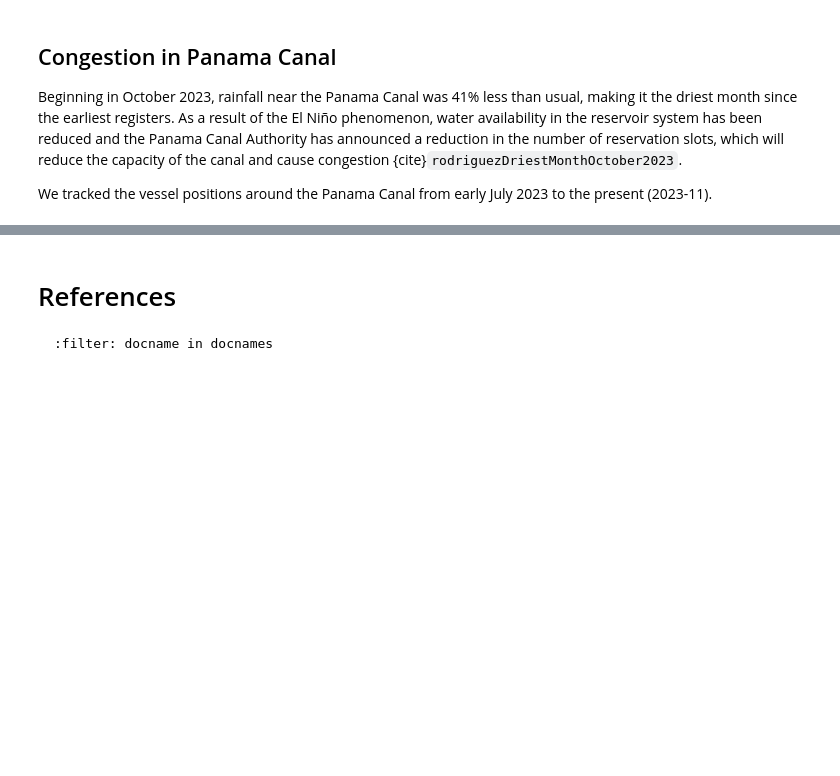
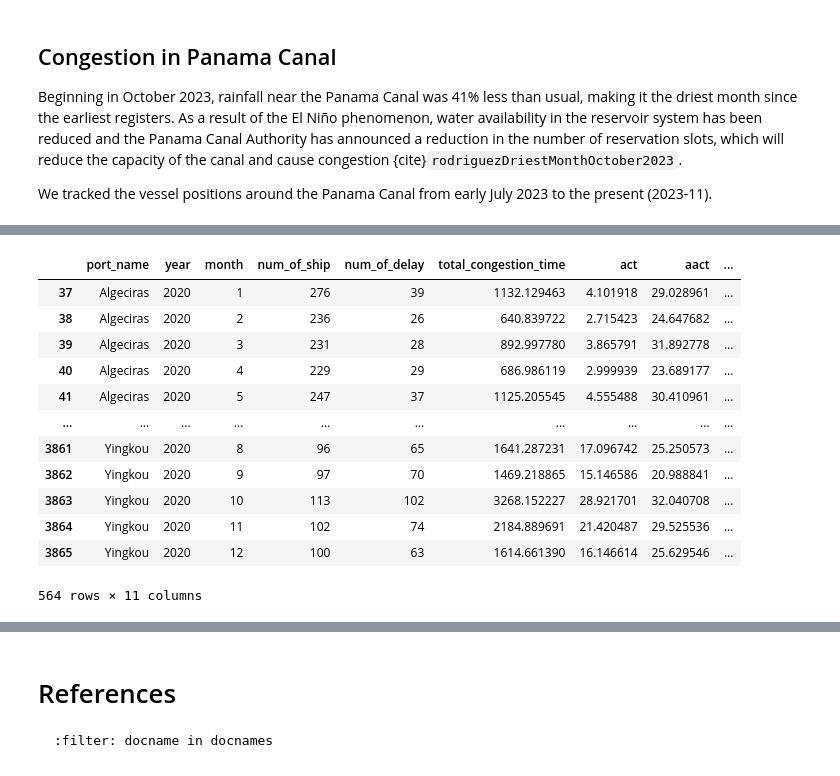
Before and after one commit to globalportcongestion/port-congestion, a Jupyter notebook: congestion.ipynb, the cells around one changed output, grey strips where cells are left out. Cells and saved outputs as stored; diff of their text form; code cells hidden in the pictures; blank space fills up the shorter version.

```diff
--- a/congestion.ipynb
+++ b/congestion.ipynb
@@ -61,0 +83,18 @@ fig
+# %%
+congestion_df = congestion_df.loc[congestion_df['year'].isin([2019, 2020, 2021, 2022]), :]
+# %%
+congestion_df
+# %% [output]
+|  | port_name | year | month | num_of_ship | num_of_delay | total_congestion_time | act | aact | ... |
+| 37 | Algeciras | 2020 | 1 | 276 | 39 | 1132.129463 | 4.101918 | 29.028961 | ... |
+| 38 | Algeciras | 2020 | 2 | 236 | 26 | 640.839722 | 2.715423 | 24.647682 | ... |
+| 39 | Algeciras | 2020 | 3 | 231 | 28 | 892.997780 | 3.865791 | 31.892778 | ... |
+| 40 | Algeciras | 2020 | 4 | 229 | 29 | 686.986119 | 2.999939 | 23.689177 | ... |
+| 41 | Algeciras | 2020 | 5 | 247 | 37 | 1125.205545 | 4.555488 | 30.410961 | ... |
+| ... | ... | ... | ... | ... | ... | ... | ... | ... | ... |
+| 3861 | Yingkou | 2020 | 8 | 96 | 65 | 1641.287231 | 17.096742 | 25.250573 | ... |
+| 3862 | Yingkou | 2020 | 9 | 97 | 70 | 1469.218865 | 15.146586 | 20.988841 | ... |
+| 3863 | Yingkou | 2020 | 10 | 113 | 102 | 3268.152227 | 28.921701 | 32.040708 | ... |
+| 3864 | Yingkou | 2020 | 11 | 102 | 74 | 2184.889691 | 21.420487 | 29.525536 | ... |
+| 3865 | Yingkou | 2020 | 12 | 100 | 63 | 1614.661390 | 16.146614 | 25.629546 | ... |
+564 rows × 11 columns
```
Also changed, not shown: parts of 6 cells of this notebook, 3 other files.
